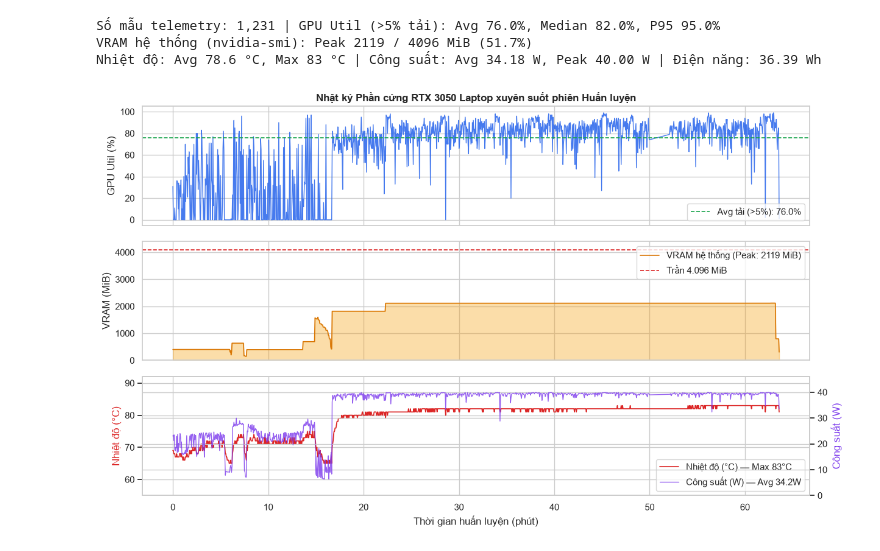
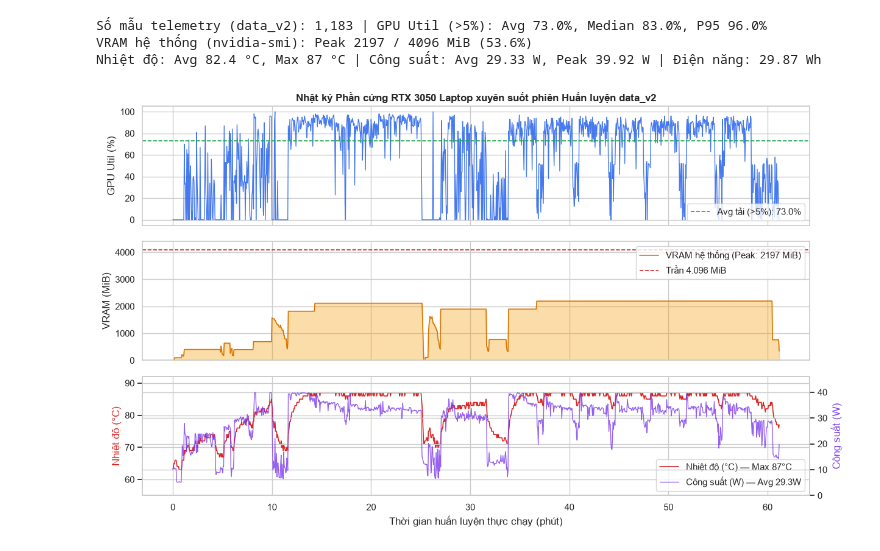
Before and after one commit to Longcodepro/plant-disease-ml, a Jupyter notebook: notebooks/03_efficientnet_b0_tri.ipynb, the cells around one changed output. Drawn from its saved outputs; the diff is of its cells as text; code cells hidden in the pictures.

```diff
--- a/notebooks/03_efficientnet_b0_tri.ipynb
+++ b/notebooks/03_efficientnet_b0_tri.ipynb
@@ -15,19 +15,13 @@ import numpy as np
 import pandas as pd
 import matplotlib.pyplot as plt
 import seaborn as sns
-import torch
-from PIL import Image
-import torch.nn.functional as F
 
 sns.set_theme(style="whitegrid")
-ROOT_DIR = Path("..").resolve()
-RESULTS_PATH = Path("efficientnet_b0_tri_results.json")
-
-with open(RESULTS_PATH, "r", encoding="utf-8") as f:
-    res = json.load(f)
+res = json.loads(Path("efficientnet_b0_tri_results.json").read_text(encoding="utf-8"))
+test_res = json.loads(Path("data_v2_final_test_results_tri.json").read_text(encoding="utf-8"))
 
 print(f"PyTorch: {res['torch_version']} | CUDA: {res['cuda_version']} | GPU: {res['device']}")
-print(f"Dataset: {res['dataset']['train_samples']:,} train / {res['dataset']['valid_samples']:,} valid ({res['dataset']['num_classes']} lớp)")
-print(f"Tổng thời gian huấn luyện: {res['total_train_time_sec']/60:.2f} phút | Best Epoch: {res['best_epoch']} | Peak VRAM: {res['overall_peak_vram_mb']} MB / {res['total_vram_mb']} MB")
+print(f"Dataset data_v2: {res['dataset']['train_samples']:,} train / {res['dataset']['valid_samples']:,} valid / {test_res['test_samples']:,} held-out test ({res['dataset']['num_classes']} lớp)")
+print(f"Tổng thời gian huấn luyện v1: {res['total_train_time_sec']/60:.2f} phút | Best Epoch: {res['best_epoch']} | Peak VRAM: {res['overall_peak_vram_mb']} MB / {res['total_vram_mb']} MB")
 # %% [output]
 PyTorch: 2.14.1+cu126 | CUDA: 12.6 | GPU: NVIDIA GeForce RTX 3050 Laptop GPU
@@ -172,49 +160,46 @@ plt.show()
 # %%
-# Telemetry phần cứng RTX 3050 Laptop (1.231 mẫu nvidia-smi đo suốt phiên train)
 tel = pd.read_csv("efficientnet_b0_tri_gpu_telemetry.csv")
-tel.columns = [c.strip() for c in tel.columns]
-tel["ts"] = pd.to_datetime(tel["timestamp"])
-tel["elapsed_sec"] = (tel["ts"] - tel["ts"].iloc[0]).dt.total_seconds()
-tel["elapsed_min"] = tel["elapsed_sec"] / 60.0
+tel["ts"] = pd.to_datetime(tel["timestamp"], errors="coerce")
+tel = tel.dropna(subset=["ts"]).reset_index(drop=True)
+dt_sec = tel["ts"].diff().dt.total_seconds().fillna(0).clip(lower=0, upper=10.0)
+tel["elapsed_min"] = dt_sec.cumsum() / 60.0
+active = tel[tel["utilization.gpu [%]"] > 5]
+p_seg = (tel["power.draw [W]"].values + tel["power.draw [W]"].shift(1).fillna(tel["power.draw [W]"].iloc[0]).values) / 2.0
+energy_wh = float(np.sum(p_seg * (dt_sec.values / 3600.0)))
 
-active = tel[tel["utilization.gpu [%]"] > 5]
-dt_hr = tel["elapsed_sec"].diff().fillna(0).values / 3600.0
-p_avg_seg = (tel["power.draw [W]"].values + tel["power.draw [W]"].shift(1).fillna(tel["power.draw [W]"].iloc[0]).values) / 2.0
-energy_wh = float(np.sum(p_avg_seg * dt_hr))
-
-print(f"Số mẫu telemetry: {len(tel):,} | GPU Util (>5% tải): Avg {active['utilization.gpu [%]'].mean():.1f}%, Median {active['utilization.gpu [%]'].median():.1f}%, P95 {active['utilization.gpu [%]'].quantile(0.95):.1f}%")
+print(f"Số mẫu telemetry (data_v2): {len(tel):,} | GPU Util (>5%): Avg {active['utilization.gpu [%]'].mean():.1f}%, Median {active['utilization.gpu [%]'].median():.1f}%, P95 {active['utilization.gpu [%]'].quantile(0.95):.1f}%")
 print(f"VRAM hệ thống (nvidia-smi): Peak {tel['memory.used [MiB]'].max():.0f} / 4096 MiB ({tel['memory.used [MiB]'].max()/4096*100:.1f}%)")
 print(f"Nhiệt độ: Avg {tel['temperature.gpu'].mean():.1f} °C, Max {tel['temperature.gpu'].max():.0f} °C | Công suất: Avg {tel['power.draw [W]'].mean():.2f} W, Peak {tel['power.draw [W]'].max():.2f} W | Điện năng: {energy_wh:.2f} Wh")
 
 fig, axes = plt.subplots(3, 1, figsize=(12.5, 7.5), sharex=True)
 axes[0].plot(tel["elapsed_min"], tel["utilization.gpu [%]"], linewidth=1.0, color="#2563eb", alpha=0.85)
 axes[0].axhline(active["utilization.gpu [%]"].mean(), color="#16a34a", linestyle="--", linewidth=1.2, label=f"Avg tải (>5%): {active['utilization.gpu [%]'].mean():.1f}%")
 axes[0].set_ylabel("GPU Util (%)")
 axes[0].set_ylim(-5, 105)
-axes[0].set_title("Nhật ký Phần cứng RTX 3050 Laptop xuyên suốt phiên Huấn luyện", fontweight="bold")
+axes[0].set_title("Nhật ký Phần cứng RTX 3050 Laptop xuyên suốt phiên Huấn luyện data_v2", fontweight="bold")
 axes[0].legend(loc="lower right")
 
 axes[1].fill_between(tel["elapsed_min"], tel["memory.used [MiB]"], color="#f59e0b", alpha=0.35)
 axes[1].plot(tel["elapsed_min"], tel["memory.used [MiB]"], linewidth=1.2, color="#d97706", label=f"VRAM hệ thống (Peak: {tel['memory.used [MiB]'].max():.0f} MiB)")
 axes[1].axhline(4096, color="#dc2626", linestyle="--", linewidth=1.2, label="Trần 4.096 MiB")
 axes[1].set_ylabel("VRAM (MiB)")
 axes[1].set_ylim(0, 4400)
 axes[1].legend(loc="upper right")
 
 ax_p = axes[2].twinx()
 l1 = axes[2].plot(tel["elapsed_min"], tel["temperature.gpu"], linewidth=1.2, color="#dc2626", label=f"Nhiệt độ (°C) — Max {tel['temperature.gpu'].max():.0f}°C")
 l2 = ax_p.plot(tel["elapsed_min"], tel["power.draw [W]"], linewidth=1.0, color="#7c3aed", alpha=0.8, label=f"Công suất (W) — Avg {tel['power.draw [W]'].mean():.1f}W")
 axes[2].set_ylabel("Nhiệt độ (°C)", color="#dc2626")
 ax_p.set_ylabel("Công suất (W)", color="#7c3aed")
-axes[2].set_xlabel("Thời gian huấn luyện (phút)")
+axes[2].set_xlabel("Thời gian huấn luyện thực chạy (phút)")
 axes[2].set_ylim(55, 92)
 ax_p.set_ylim(0, 46)
 ls = l1 + l2
 axes[2].legend(ls, [l.get_label() for l in ls], loc="lower right")
 plt.tight_layout()
 plt.show()
 # %% [output]
-Số mẫu telemetry: 1,231 | GPU Util (>5% tải): Avg 76.0%, Median 82.0%, P95 95.0%
-VRAM hệ thống (nvidia-smi): Peak 2119 / 4096 MiB (51.7%)
-Nhiệt độ: Avg 78.6 °C, Max 83 °C | Công suất: Avg 34.18 W, Peak 40.00 W | Điện năng: 36.39 Wh
+Số mẫu telemetry (data_v2): 1,183 | GPU Util (>5%): Avg 73.0%, Median 83.0%, P95 96.0%
+VRAM hệ thống (nvidia-smi): Peak 2197 / 4096 MiB (53.6%)
+Nhiệt độ: Avg 82.4 °C, Max 87 °C | Công suất: Avg 29.33 W, Peak 39.92 W | Điện năng: 29.87 Wh
-[figure, old version]
+[figure, new version]
```
Also changed, not shown: parts of 21 cells of this notebook, 18 other files.
